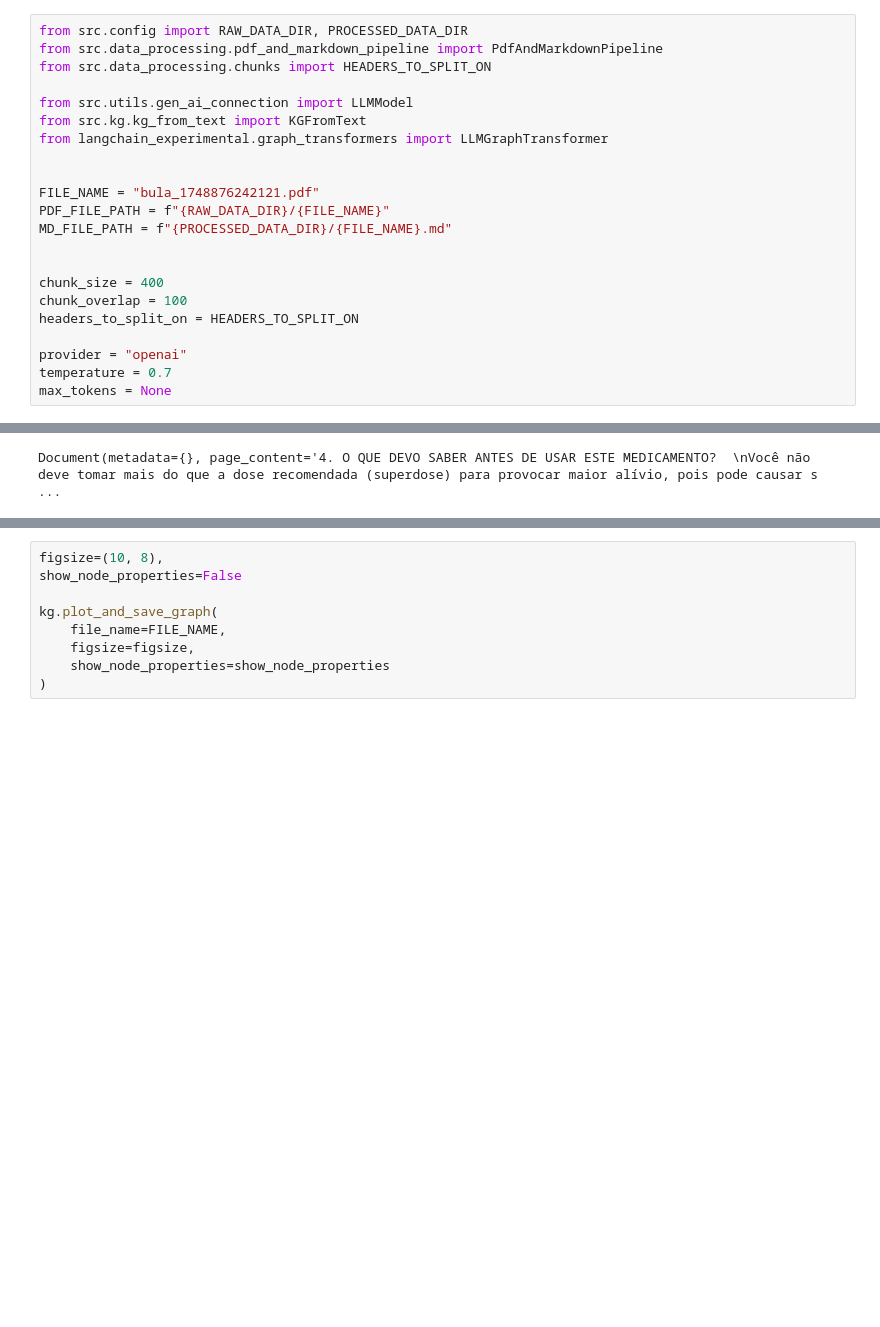
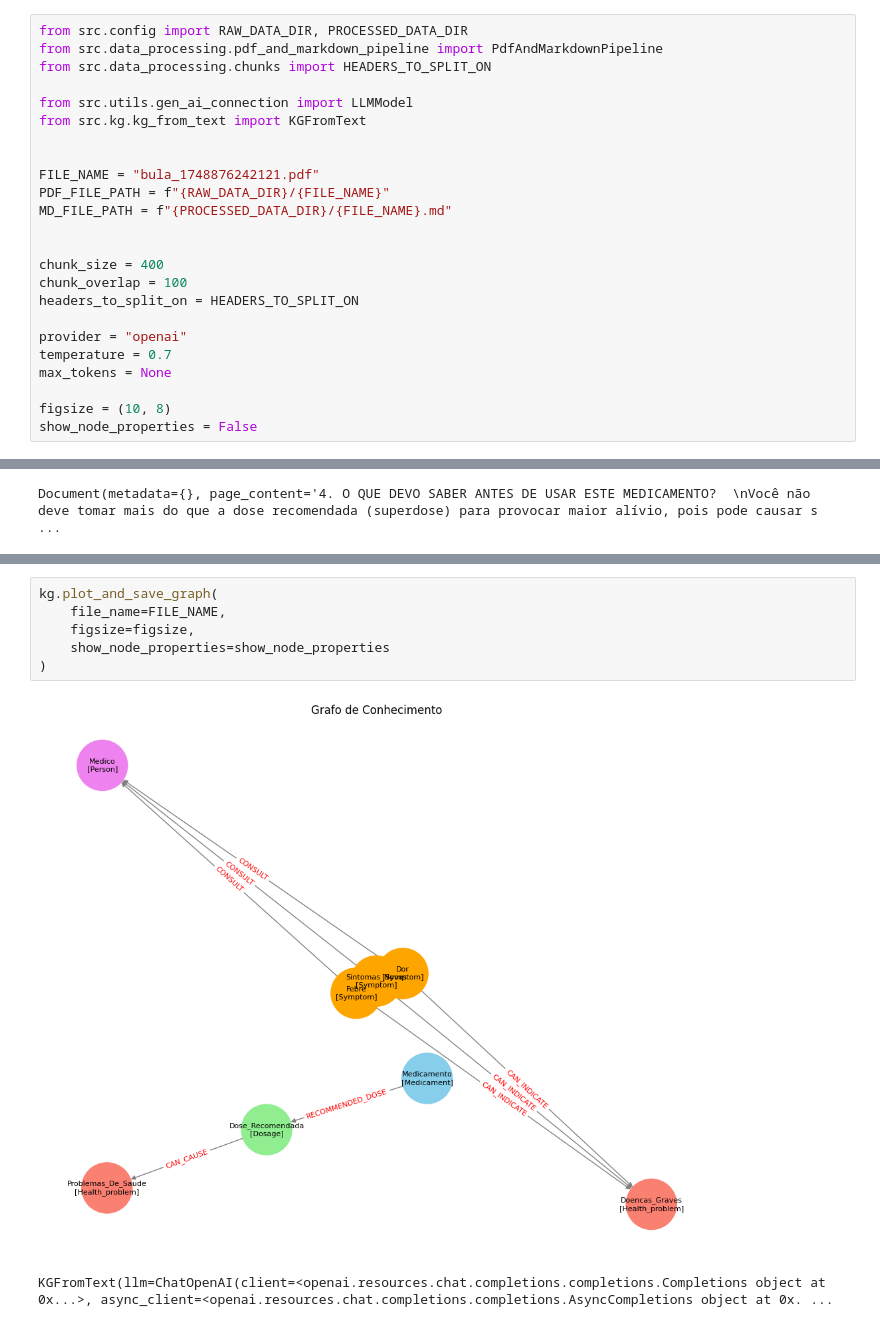
Before and after one commit to mariliaribeiro/tcc_ufg_akcit_nlp, a Jupyter notebook: notebooks/pdf_graph_extract.ipynb, the cells around one changed output, grey strips where cells are left out. Saved outputs shown, nothing was run; the diff lists cells and outputs as text; blank space fills up the shorter version.

Commit message:
feat(kg): Adjust class that generate graph from text

```diff
--- a/notebooks/pdf_graph_extract.ipynb
+++ b/notebooks/pdf_graph_extract.ipynb
@@ -26,7 +20,6 @@ from src.data_processing.chunks import HEADERS_TO_SPLIT_ON
 
 from src.utils.gen_ai_connection import LLMModel
 from src.kg.kg_from_text import KGFromText
-from langchain_experimental.graph_transformers import LLMGraphTransformer
 
 
 FILE_NAME = "bula_1748876242121.pdf"
@@ -41,3 +34,6 @@ headers_to_split_on = HEADERS_TO_SPLIT_ON
 provider = "openai"
 temperature = 0.7
 max_tokens = None
+
+figsize = (10, 8)
+show_node_properties = False
@@ -129,9 +125,9 @@ kg.graph_documents
 # %%
-figsize=(10, 8),
-show_node_properties=False
-
 kg.plot_and_save_graph(
     file_name=FILE_NAME,
     figsize=figsize,
     show_node_properties=show_node_properties
 )
+# %% [output]
+[figure, added]
+KGFromText(llm=ChatOpenAI(client=<openai.resources.chat.completions.completions.Completions object at 0x...>, async_client=<openai.resources.chat.completions.completions.AsyncCompletions object at 0x. ...
```
Also changed, not shown: parts of 15 cells of this notebook, 2 other files.
